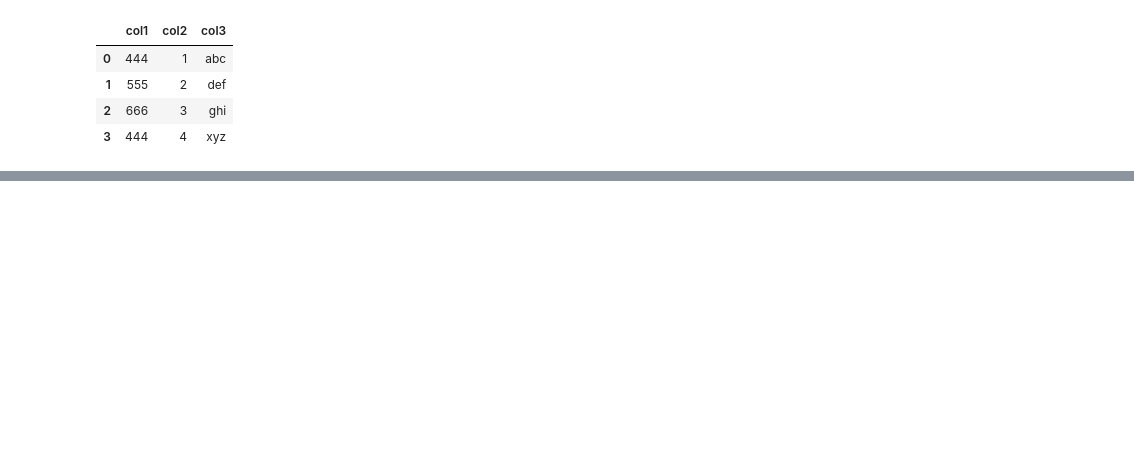
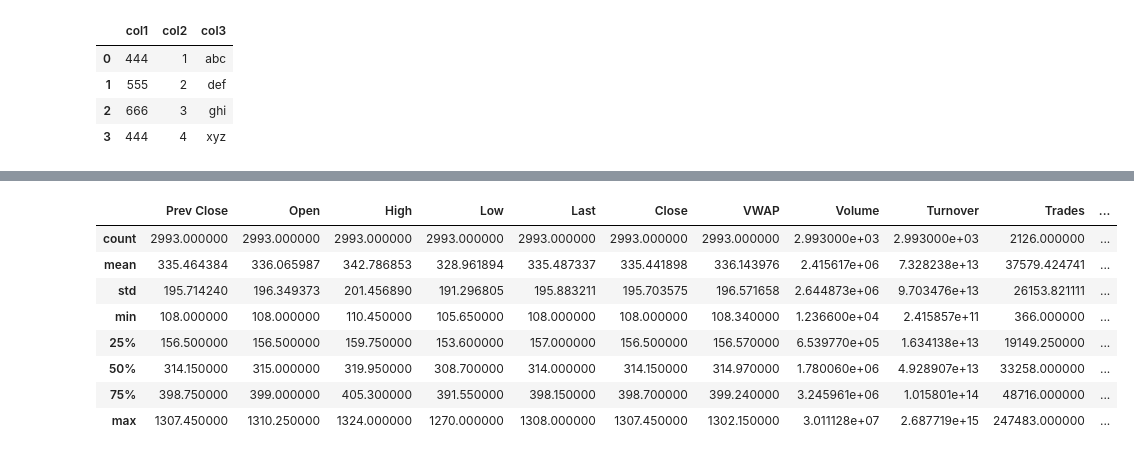
Before and after one commit to pskamali06-svg/Data-Science, a Jupyter notebook: Untitled.ipynb, the cells around one changed output, grey strips where cells are left out. Cells and saved outputs as stored; diff of their text form; code cells hidden in the pictures; blank space fills up the shorter version.

```diff
--- a/Untitled.ipynb
+++ b/Untitled.ipynb
@@ -1098,0 +1155,12 @@ KeyError: 'OrderDate'
+# %%
+df.describe()
+# %% [output]
+|  | Prev Close | Open | High | Low | Last | Close | VWAP | Volume | Turnover | Trades | ... |
+| count | 2993.000000 | 2993.000000 | 2993.000000 | 2993.000000 | 2993.000000 | 2993.000000 | 2993.000000 | 2.993000e+03 | 2.993000e+03 | 2126.000000 | ... |
+| mean | 335.464384 | 336.065987 | 342.786853 | 328.961894 | 335.487337 | 335.441898 | 336.143976 | 2.415617e+06 | 7.328238e+13 | 37579.424741 | ... |
+| std | 195.714240 | 196.349373 | 201.456890 | 191.296805 | 195.883211 | 195.703575 | 196.571658 | 2.644873e+06 | 9.703476e+13 | 26153.821111 | ... |
+| min | 108.000000 | 108.000000 | 110.450000 | 105.650000 | 108.000000 | 108.000000 | 108.340000 | 1.236600e+04 | 2.415857e+11 | 366.000000 | ... |
+| 25% | 156.500000 | 156.500000 | 159.750000 | 153.600000 | 157.000000 | 156.500000 | 156.570000 | 6.539770e+05 | 1.634138e+13 | 19149.250000 | ... |
+| 50% | 314.150000 | 315.000000 | 319.950000 | 308.700000 | 314.000000 | 314.150000 | 314.970000 | 1.780060e+06 | 4.928907e+13 | 33258.000000 | ... |
+| 75% | 398.750000 | 399.000000 | 405.300000 | 391.550000 | 398.150000 | 398.700000 | 399.240000 | 3.245961e+06 | 1.015801e+14 | 48716.000000 | ... |
+| max | 1307.450000 | 1310.250000 | 1324.000000 | 1270.000000 | 1308.000000 | 1307.450000 | 1302.150000 | 3.011128e+07 | 2.687719e+15 | 247483.000000 | ... |
```
Also changed, not shown: parts of 16 cells of this notebook.
